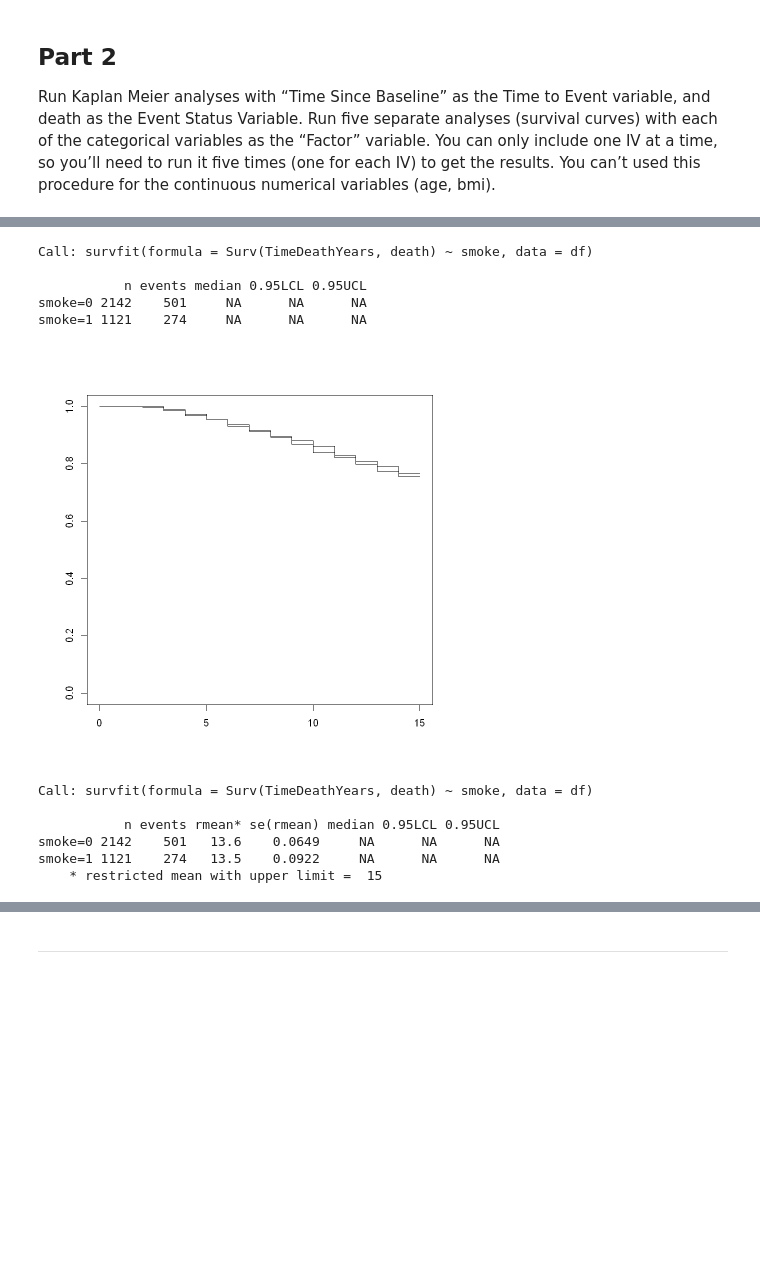
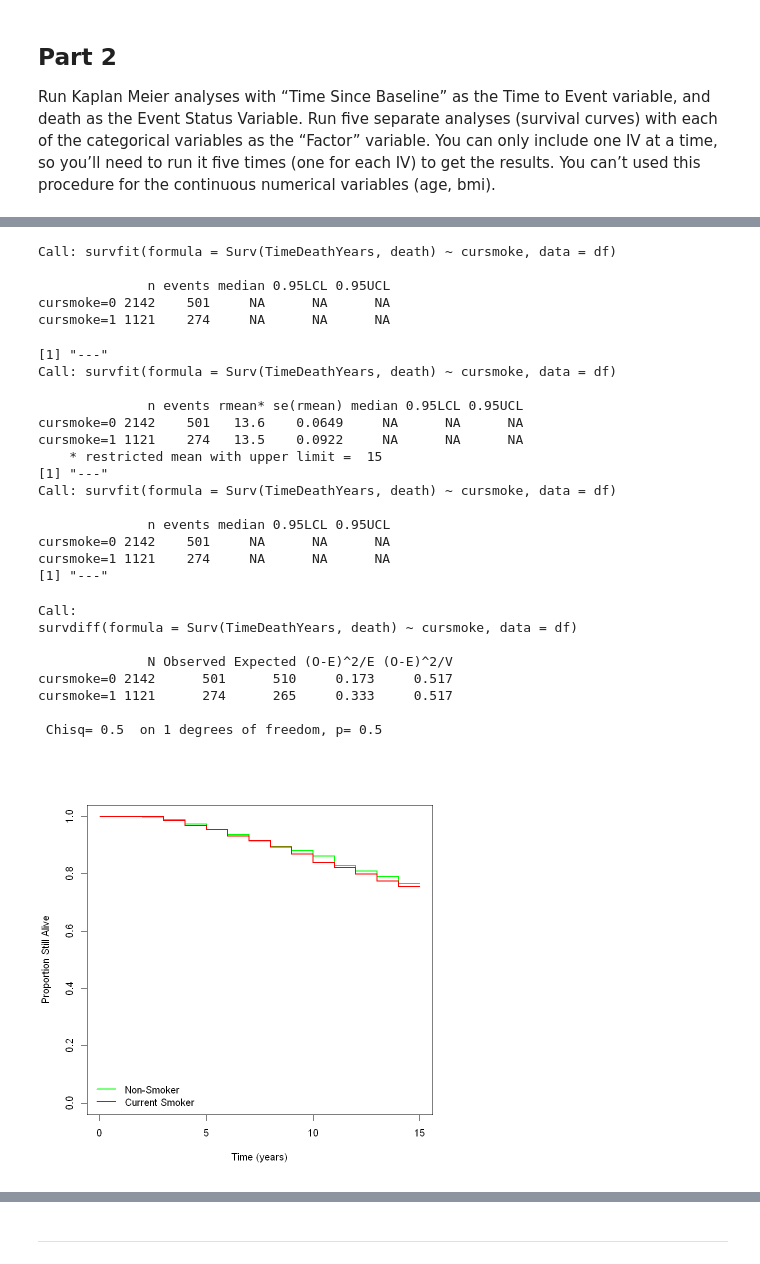
Before and after one commit to tyg3rr/HM878-Biostats, a Jupyter notebook: Problem Set 5 Cox and Kaplan Meier .ipynb, the cells around one changed output, grey strips where cells are left out. Cells and saved outputs as stored; diff of their text form; code cells hidden in the pictures; blank space fills up the shorter version.

```diff
--- a/Problem Set 5 Cox and Kaplan Meier .ipynb
+++ b/Problem Set 5 Cox and Kaplan Meier .ipynb
@@ -152,2 +189,0 @@ colnames(df)
-# %%
-df$smoke <- factor(df$cursmoke)
@@ -159,21 +190,54 @@ smoke, data=df
-# %%
-km.cursmoke.1
-# %% [output]
-Call: survfit(formula = Surv(TimeDeathYears, death) ~ smoke, data = df)
-
-           n events median 0.95LCL 0.95UCL
-smoke=0 2142    501     NA      NA      NA
-smoke=1 1121    274     NA      NA      NA
-# %%
-plot(km.cursmoke.1)
-# %% [output]
-[figure, removed]
-# %%
-print(km.cursmoke.1, print.rmean = T)
-# %% [output]
-Call: survfit(formula = Surv(TimeDeathYears, death) ~ smoke, data = df)
-
-           n events rmean* se(rmean) median 0.95LCL 0.95UCL
-smoke=0 2142    501   13.6    0.0649     NA      NA      NA
-smoke=1 1121    274   13.5    0.0922     NA      NA      NA
-    * restricted mean with upper limit =  15
+# %%
+km <- survfit(Surv(TimeDeathYears, death) ~ cursmoke, data=df)
+
+km
+print('---')
+print(km, print.rmean = T)
+print('---')
+print(km, probs = c(0.5))
+print('---')
+survdiff(Surv(TimeDeathYears, death) ~ cursmoke, data = df)
+plot(
+    km,
+    xlab='Time (years)',
+    ylab='Proportion Still Alive',
+    lwd=2,
+    conf.int=F,
+    col = c('green','red')
+    )
+
+legend(
+    'bottomleft',
+    legend = c('Non-Smoker','Current Smoker'),
+    col=c('green','red'),
+    lwd=2,bty='n'
+    )
+# %% [output]
+Call: survfit(formula = Surv(TimeDeathYears, death) ~ cursmoke, data = df)
+
+              n events median 0.95LCL 0.95UCL
+cursmoke=0 2142    501     NA      NA      NA
+cursmoke=1 1121    274     NA      NA      NA
+[1] "---"
+Call: survfit(formula = Surv(TimeDeathYears, death) ~ cursmoke, data = df)
+
+              n events rmean* se(rmean) median 0.95LCL 0.95UCL
+cursmoke=0 2142    501   13.6    0.0649     NA      NA      NA
+cursmoke=1 1121    274   13.5    0.0922     NA      NA      NA
+    * restricted mean with upper limit =  15
+[1] "---"
+Call: survfit(formula = Surv(TimeDeathYears, death) ~ cursmoke, data = df)
+
+              n events median 0.95LCL 0.95UCL
+cursmoke=0 2142    501     NA      NA      NA
+cursmoke=1 1121    274     NA      NA      NA
+[1] "---"
+Call:
+survdiff(formula = Surv(TimeDeathYears, death) ~ cursmoke, data = df)
+
+              N Observed Expected (O-E)^2/E (O-E)^2/V
+cursmoke=0 2142      501      510     0.173     0.517
+cursmoke=1 1121      274      265     0.333     0.517
+
+ Chisq= 0.5  on 1 degrees of freedom, p= 0.5
+[figure, added]
```
Also changed, not shown: parts of 14 cells of this notebook.
